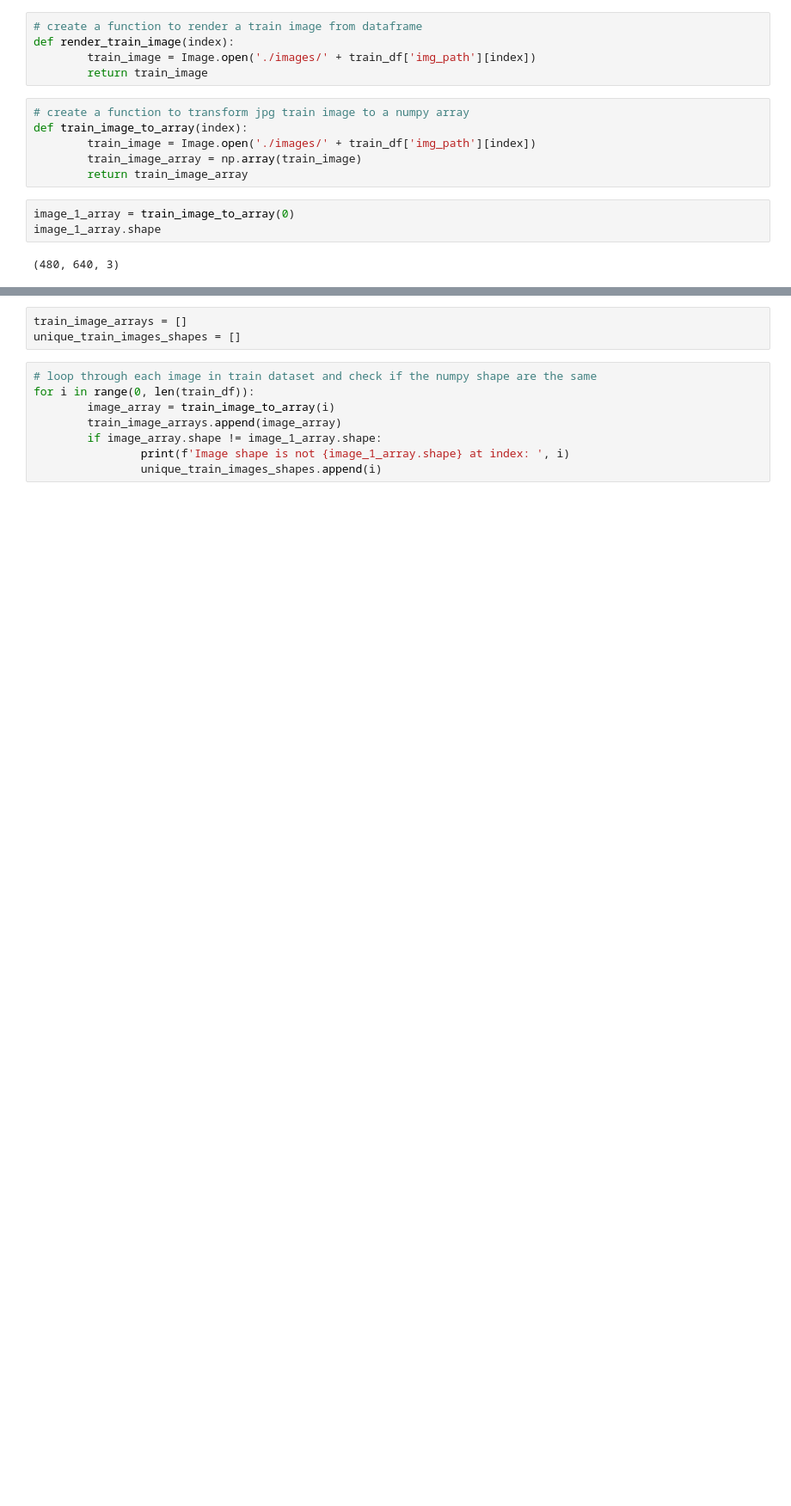
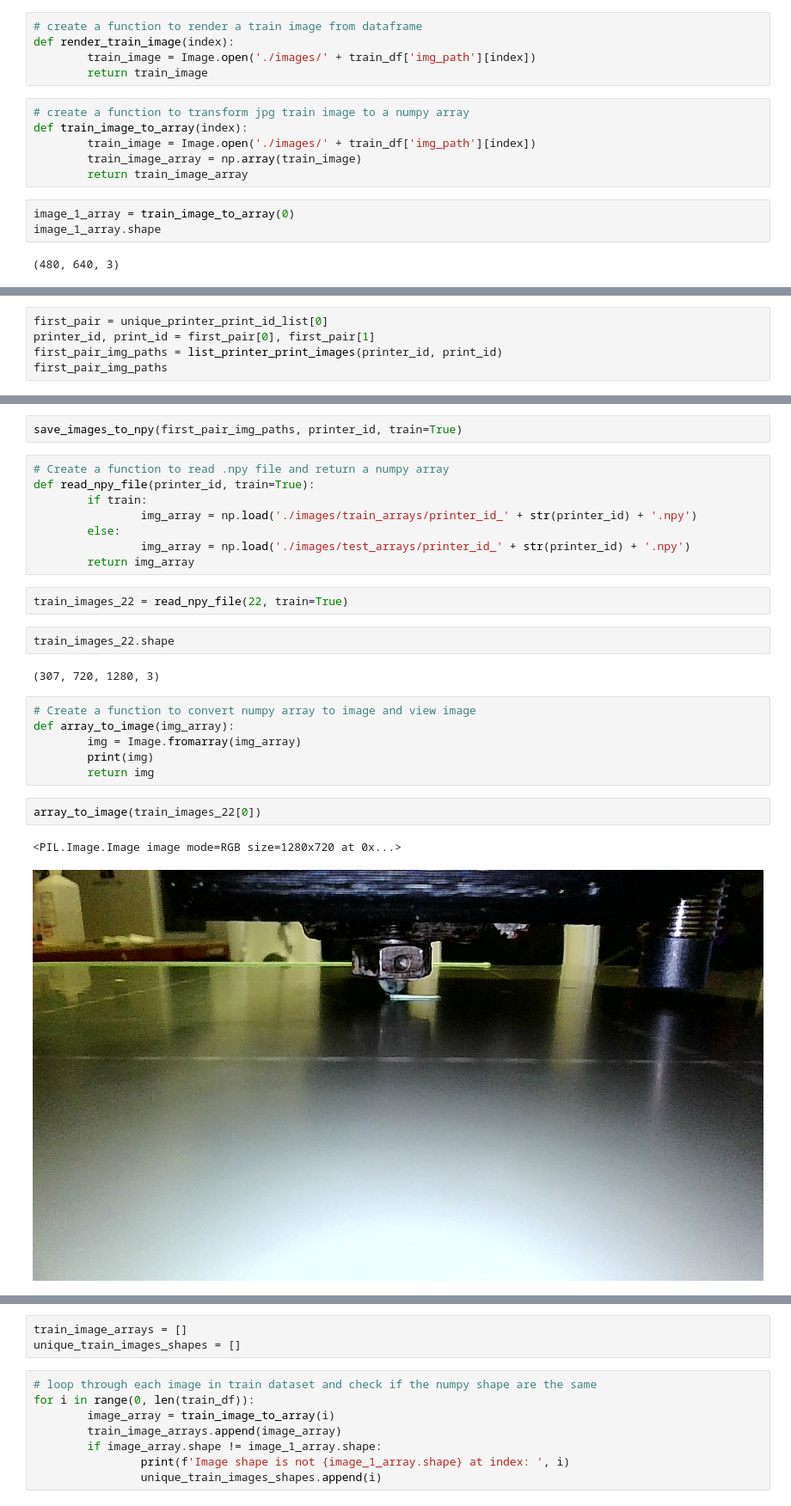
Before and after one commit to tarekel96/EarlyDetection3DPrinterIssues, a Jupyter notebook: 3d_prints_explore.ipynb, the cells around one changed output, grey strips where cells are left out. Shown at 86% size. Saved outputs shown, nothing was run; the diff lists cells and outputs as text; blank space fills up the shorter version.

Commit message:
Created a function that converts train images to npy file (binary representations of numpy arrays). Need to include the labels.

```diff
--- a/3d_prints_explore.ipynb
+++ b/3d_prints_explore.ipynb
@@ -63,0 +97,5 @@ image_1_array.shape
+# %%
+first_pair = unique_printer_print_id_list[0]
+printer_id, print_id = first_pair[0], first_pair[1]
+first_pair_img_paths = list_printer_print_images(printer_id, print_id)
+first_pair_img_paths
@@ -63,0 +133,27 @@ image_1_array.shape
+# %%
+save_images_to_npy(first_pair_img_paths, printer_id, train=True)
+# %%
+# Create a function to read .npy file and return a numpy array
+def read_npy_file(printer_id, train=True):
+        if train:
+                img_array = np.load('./images/train_arrays/printer_id_' + str(printer_id) + '.npy')
+        else:
+                img_array = np.load('./images/test_arrays/printer_id_' + str(printer_id) + '.npy')
+        return img_array
+# %%
+train_images_22 = read_npy_file(22, train=True)
+# %%
+train_images_22.shape
+# %% [output]
+(307, 720, 1280, 3)
+# %%
+# Create a function to convert numpy array to image and view image
+def array_to_image(img_array):
+        img = Image.fromarray(img_array)
+        print(img)
+        return img
+# %%
+array_to_image(train_images_22[0])
+# %% [output]
+<PIL.Image.Image image mode=RGB size=1280x720 at 0x...>
+[figure, added]
```
Also changed, not shown: parts of 13 cells of this notebook.
